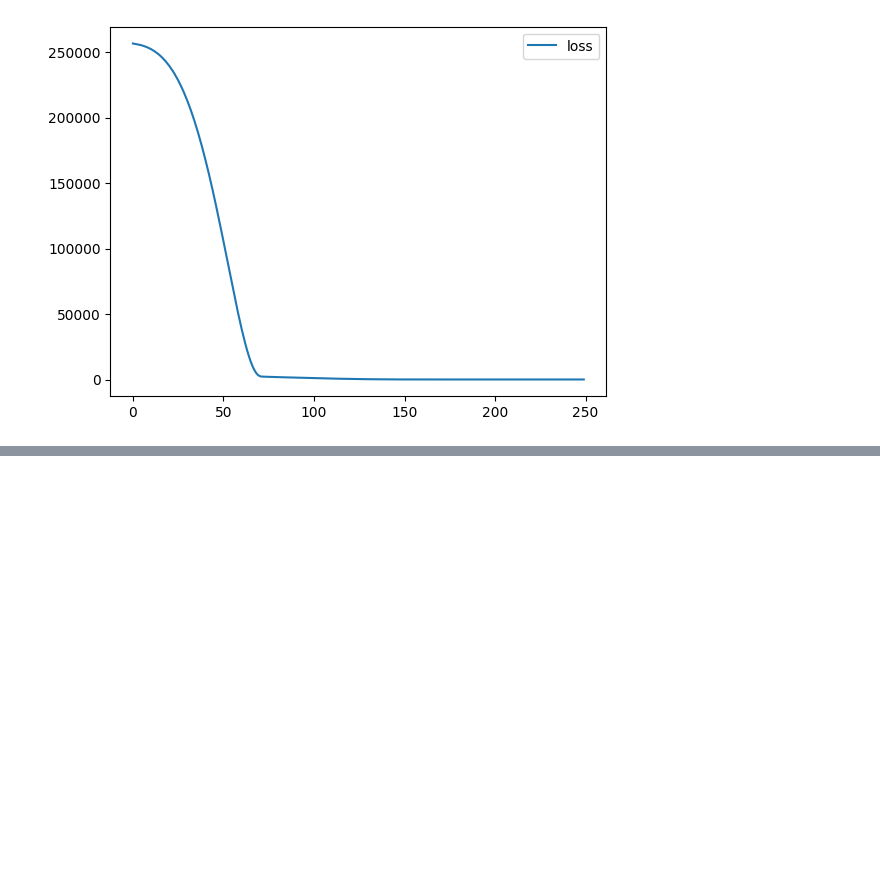
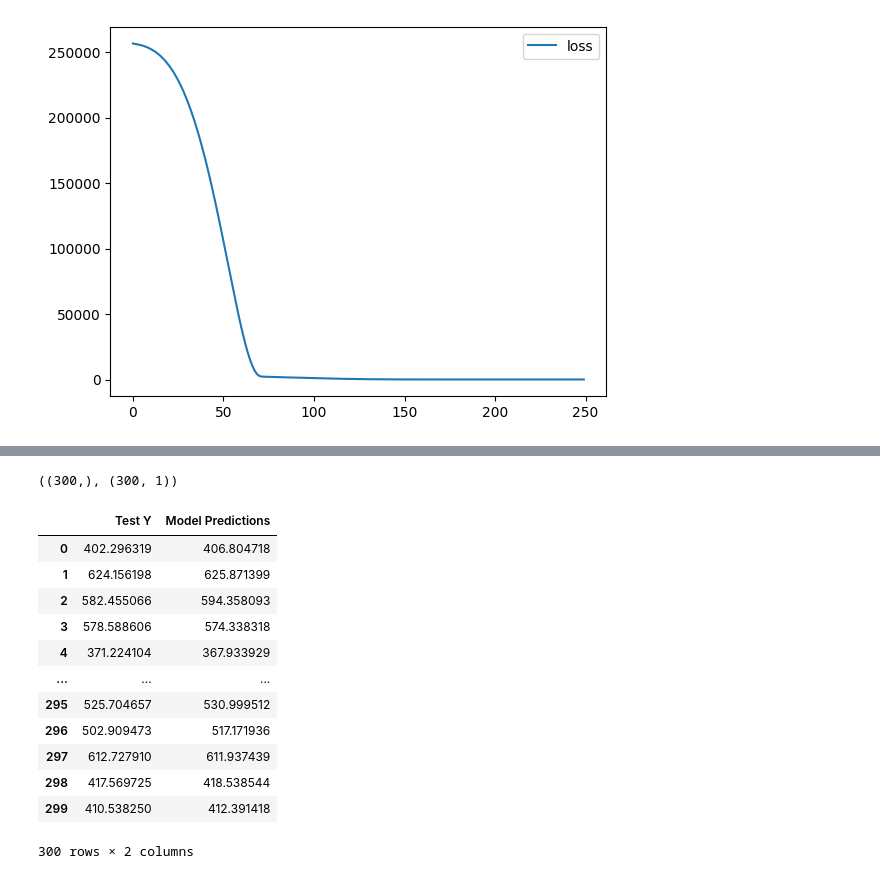
Before and after one commit to Sabbha20/ten-k-learn, a Jupyter notebook: 01 tensorflow-Keras/00 - Keras-Basics.ipynb, the cells around one changed output, grey strips where cells are left out. Saved outputs shown, nothing was run; the diff lists cells and outputs as text; code cells hidden in the pictures; blank space fills up the shorter version.

```diff
--- a/01 tensorflow-Keras/00 - Keras-Basics.ipynb
+++ b/01 tensorflow-Keras/00 - Keras-Basics.ipynb
@@ -215,0 +263,22 @@ loss_df.plot()
+# %%
+y_test.shape, test_pred.shape
+# %% [output]
+((300,), (300, 1))
+# %%
+# X_test
+pred_df = pd.DataFrame({'Test Y': y_test, 'Model Predictions': test_pred.reshape(300,)})
+pred_df
+# %% [output]
+|  | Test Y | Model Predictions |
+| 0 | 402.296319 | 406.804718 |
+| 1 | 624.156198 | 625.871399 |
+| 2 | 582.455066 | 594.358093 |
+| 3 | 578.588606 | 574.338318 |
+| 4 | 371.224104 | 367.933929 |
+| ... | ... | ... |
+| 295 | 525.704657 | 530.999512 |
+| 296 | 502.909473 | 517.171936 |
+| 297 | 612.727910 | 611.937439 |
+| 298 | 417.569725 | 418.538544 |
+| 299 | 410.538250 | 412.391418 |
+300 rows × 2 columns
```
Also changed, not shown: parts of 8 cells of this notebook.
